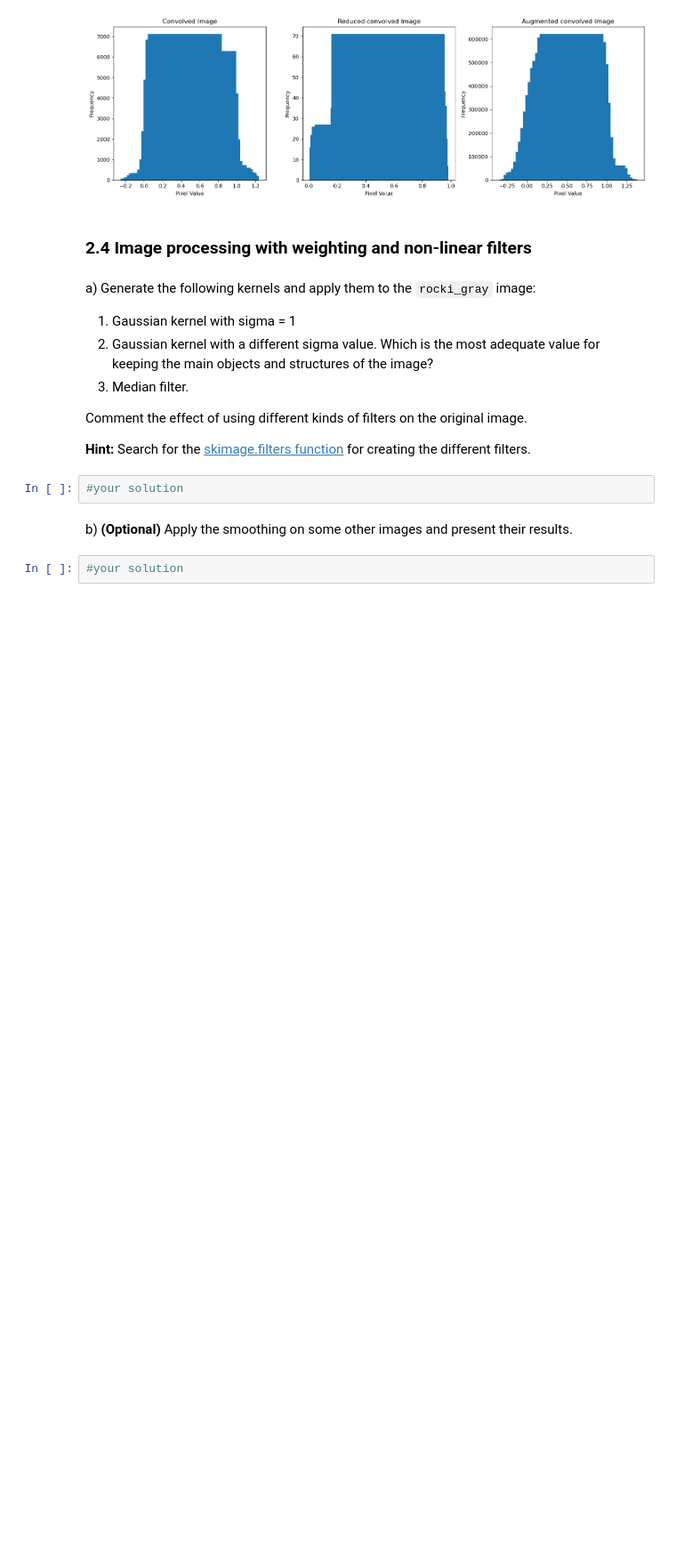
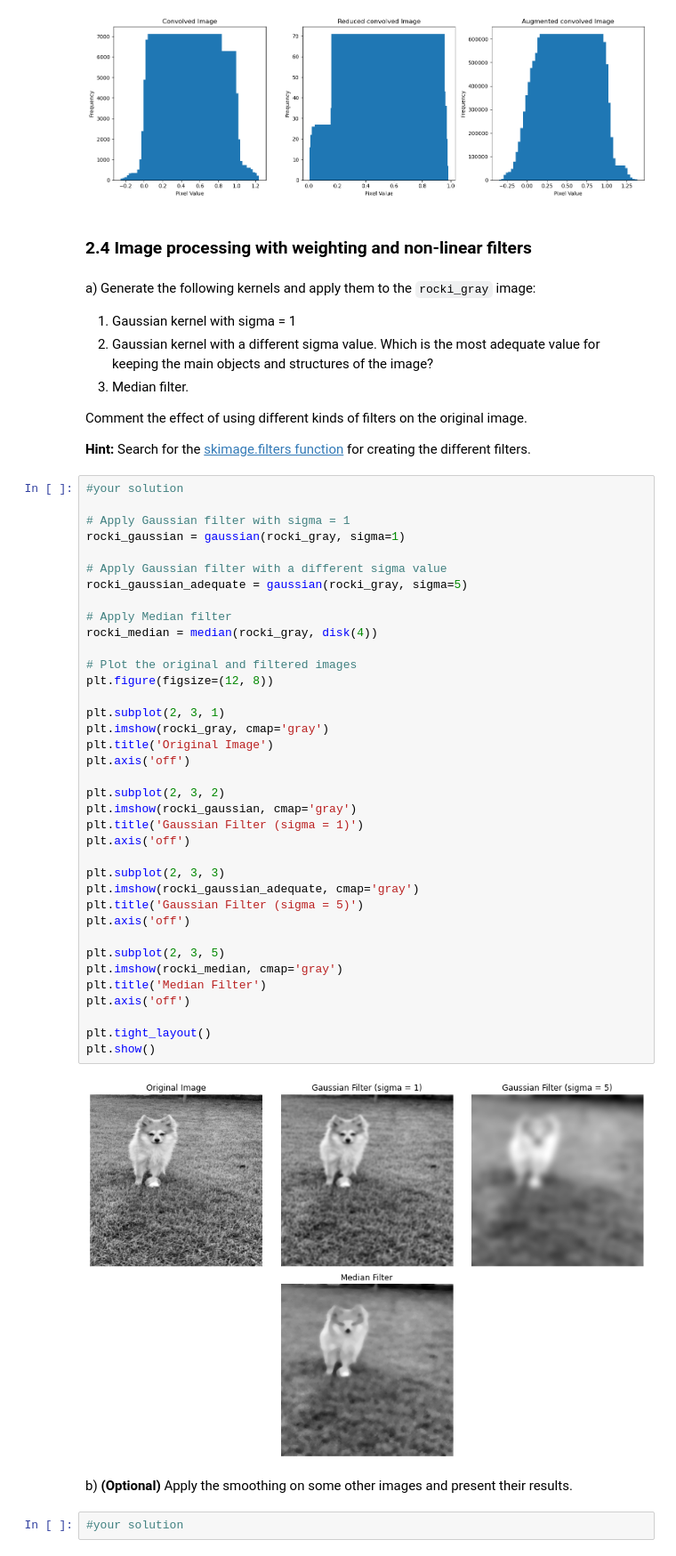
Before and after one commit to dacxjo/computer_vision, a Jupyter notebook: Labs/p2/p2_2022-23.ipynb, the cells around one changed output. Shown at 89% size. Drawn from its saved outputs; the diff is of its cells as text; blank space fills up the shorter version.

```diff
--- a/Labs/p2/p2_2022-23.ipynb
+++ b/Labs/p2/p2_2022-23.ipynb
@@ -257,8 +301,45 @@ a) Generate the following kernels and apply them to the `rocki_gray` image:
 Comment the effect of using different kinds of filters on the original image.
 
 **Hint:** Search for the [skimage.filters function](https://scikit-image.org/docs/stable/api/skimage.filters.html) for creating the different filters.
-# %%
-#your solution
+# %%
+#your solution
+
+# Apply Gaussian filter with sigma = 1
+rocki_gaussian = gaussian(rocki_gray, sigma=1)
+
+# Apply Gaussian filter with a different sigma value
+rocki_gaussian_adequate = gaussian(rocki_gray, sigma=5)
+
+# Apply Median filter
+rocki_median = median(rocki_gray, disk(4))
+
+# Plot the original and filtered images
+plt.figure(figsize=(12, 8))
+
+plt.subplot(2, 3, 1)
+plt.imshow(rocki_gray, cmap='gray')
+plt.title('Original Image')
+plt.axis('off')
+
+plt.subplot(2, 3, 2)
+plt.imshow(rocki_gaussian, cmap='gray')
+plt.title('Gaussian Filter (sigma = 1)')
+plt.axis('off')
+
+plt.subplot(2, 3, 3)
+plt.imshow(rocki_gaussian_adequate, cmap='gray')
+plt.title('Gaussian Filter (sigma = 5)')
+plt.axis('off')
+
+plt.subplot(2, 3, 5)
+plt.imshow(rocki_median, cmap='gray')
+plt.title('Median Filter')
+plt.axis('off')
+
+plt.tight_layout()
+plt.show()
+# %% [output]
+[figure, added]
 # %% [markdown]
 b) **(Optional)** Apply the smoothing on some other images and present their results.
 # %%
```
Also changed, not shown: parts of 15 cells of this notebook, 1 other file.
